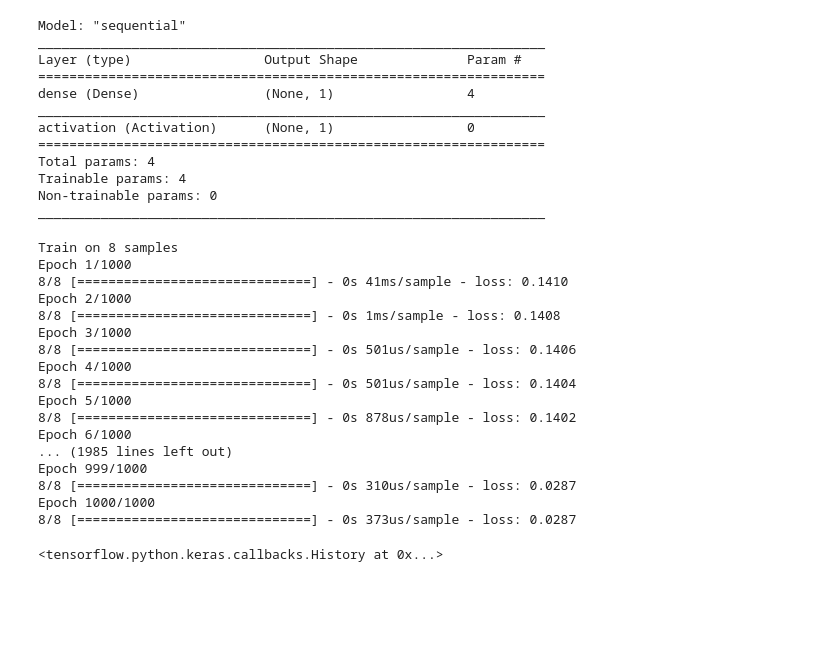
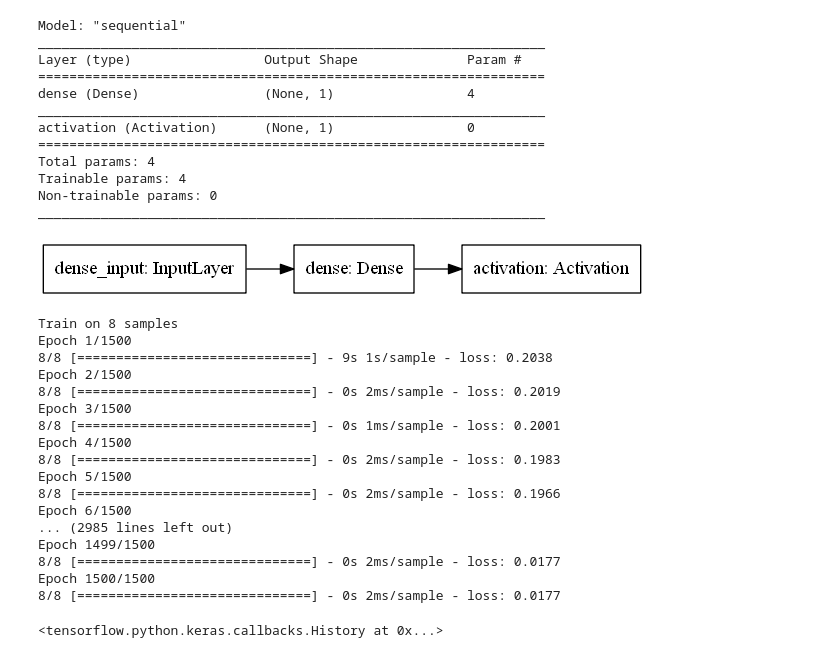
Before and after one commit to abidmengal/TensorflowCoding, a Jupyter notebook: AND_GATE.ipynb, the cells around one changed output. Drawn from its saved outputs; the diff is of its cells as text; code cells hidden in the pictures; blank space fills up the shorter version.

```diff
--- a/AND_GATE.ipynb
+++ b/AND_GATE.ipynb
@@ -64,29 +68,35 @@ Total params: 4
 Trainable params: 4
 Non-trainable params: 0
 _________________________________________________________________
+# %%
+tf.keras.utils.plot_model(
+    model, to_file='model.png', show_shapes=False, show_layer_names=True, rankdir='LR', expand_nested=False, dpi=96
+)
+# %% [output]
+[figure, added]
 # %%
 opt = tf.keras.optimizers.Adam(learning_rate=0.01)
 model.compile(loss='mse', optimizer=opt)
 # %%
-model.fit(inpu, output, epochs = 1000)
+model.fit(inpu, output, epochs = 1500)
 # %% [output]
 Train on 8 samples
-Epoch 1/1000
-8/8 [==============================] - 0s 41ms/sample - loss: 0.1410
-Epoch 2/1000
-8/8 [==============================] - 0s 1ms/sample - loss: 0.1408
-Epoch 3/1000
-8/8 [==============================] - 0s 501us/sample - loss: 0.1406
-Epoch 4/1000
-8/8 [==============================] - 0s 501us/sample - loss: 0.1404
-Epoch 5/1000
-8/8 [==============================] - 0s 878us/sample - loss: 0.1402
-Epoch 6/1000
-... (1985 lines left out)
-Epoch 999/1000
-8/8 [==============================] - 0s 310us/sample - loss: 0.0287
-Epoch 1000/1000
-8/8 [==============================] - 0s 373us/sample - loss: 0.0287
+Epoch 1/1500
+8/8 [==============================] - 9s 1s/sample - loss: 0.2038
+Epoch 2/1500
+8/8 [==============================] - 0s 2ms/sample - loss: 0.2019
+Epoch 3/1500
+8/8 [==============================] - 0s 1ms/sample - loss: 0.2001
+Epoch 4/1500
+8/8 [==============================] - 0s 2ms/sample - loss: 0.1983
+Epoch 5/1500
+8/8 [==============================] - 0s 2ms/sample - loss: 0.1966
+Epoch 6/1500
+... (2985 lines left out)
+Epoch 1499/1500
+8/8 [==============================] - 0s 2ms/sample - loss: 0.0177
+Epoch 1500/1500
+8/8 [==============================] - 0s 2ms/sample - loss: 0.0177
 <tensorflow.python.keras.callbacks.History at 0x...>
 # %%
 model.predict(np.array([[1, 0, 1]]))
```
Also changed, not shown: parts of 6 cells of this notebook.
